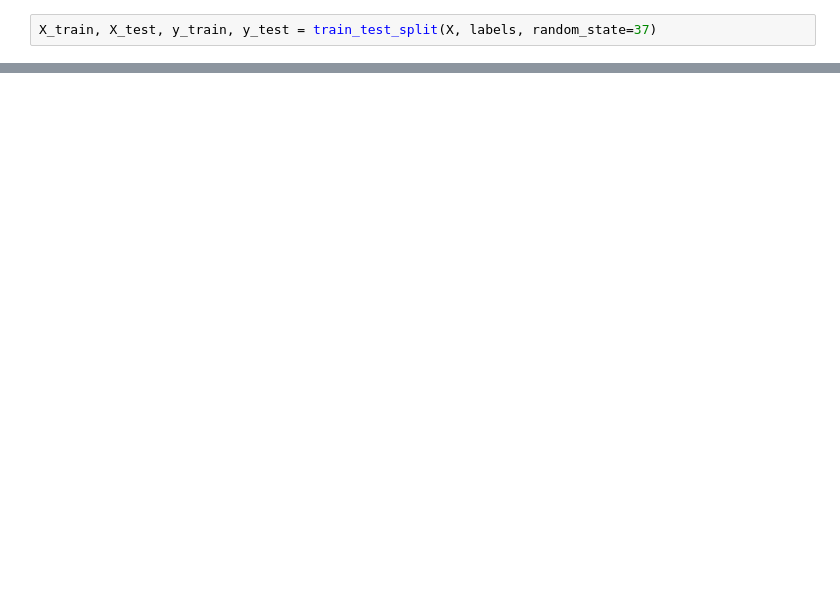
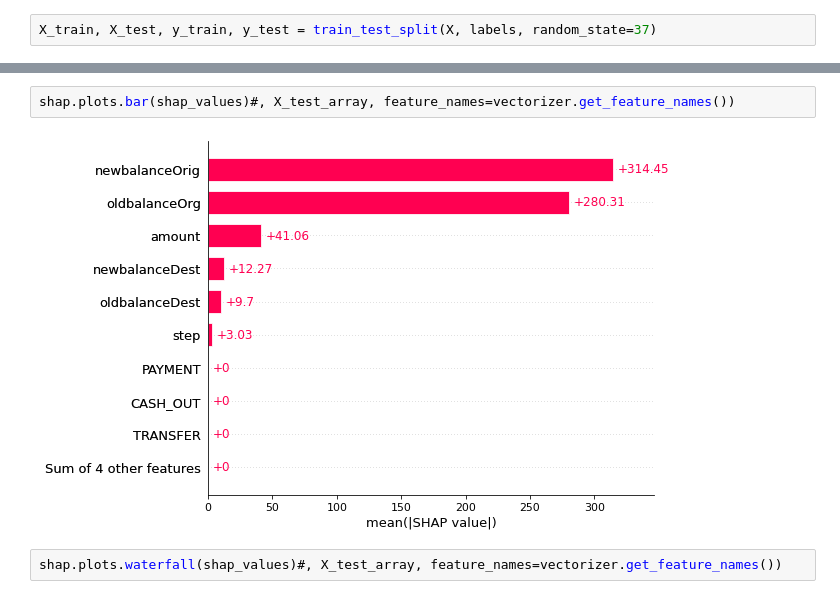
Before and after one commit to jpgianfaldoni/MLBugDetection, a Jupyter notebook: LR.ipynb, the cells around one changed output, grey strips where cells are left out. Cells and saved outputs as stored; diff of their text form; blank space fills up the shorter version.

```diff
--- a/LR.ipynb
+++ b/LR.ipynb
@@ -65,0 +91,6 @@ Name: fraud, dtype: int64
+# %%
+shap.plots.bar(shap_values)#, X_test_array, feature_names=vectorizer.get_feature_names())
+# %% [output]
+[figure, added]
+# %%
+shap.plots.waterfall(shap_values)#, X_test_array, feature_names=vectorizer.get_feature_names())
```
Also changed, not shown: parts of 16 cells of this notebook.
